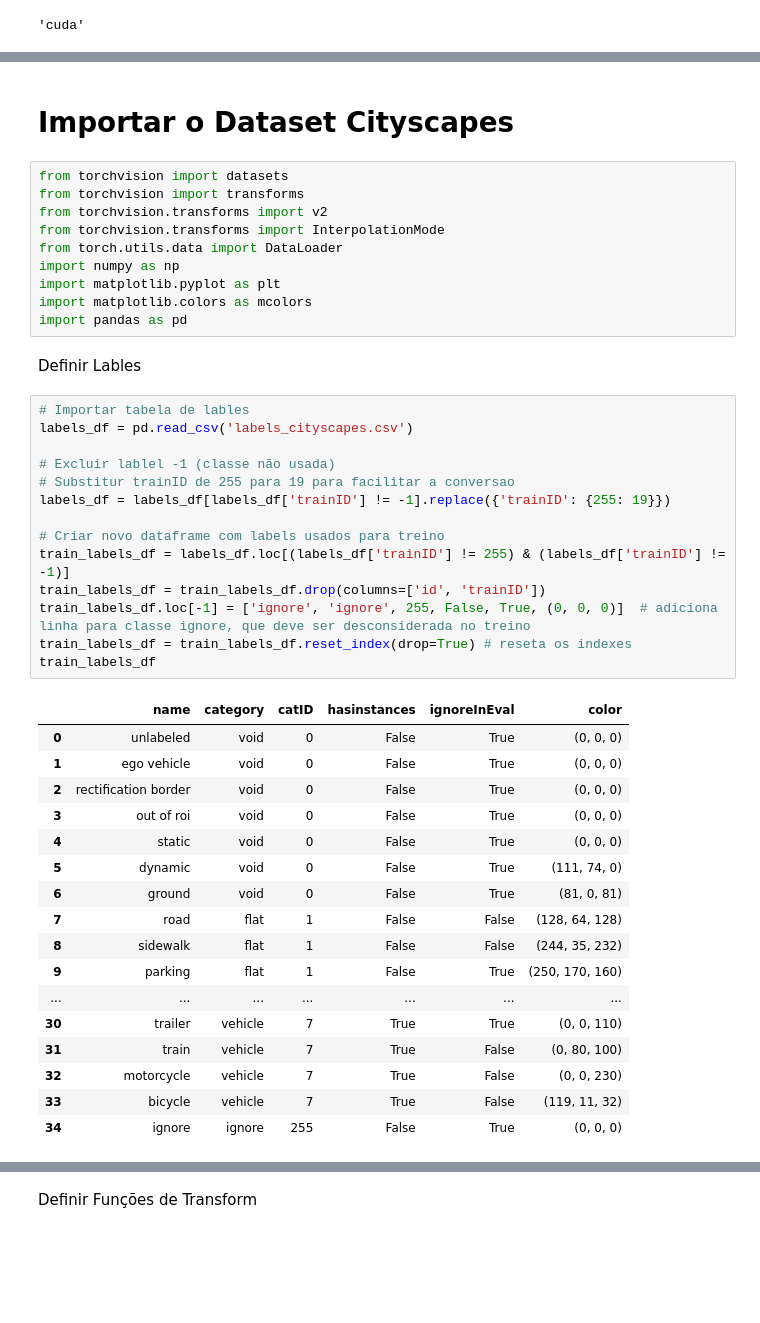
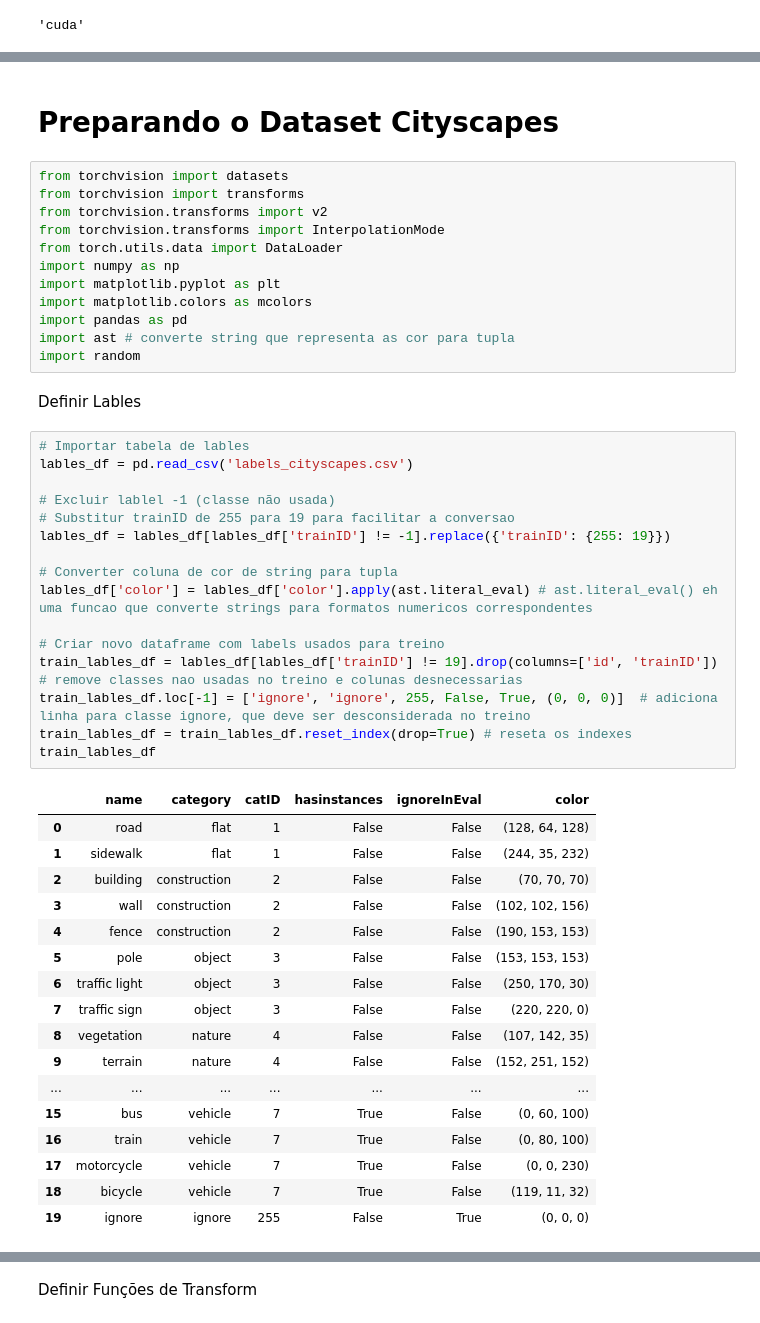
Before and after one commit to JoseFSilveira/linknet-studynotes, a Jupyter notebook: main.ipynb, the cells around one changed output, grey strips where cells are left out. Drawn from its saved outputs; the diff is of its cells as text; blank space fills up the shorter version.

Commit message:
Adicionando mais funcionalidades as funções de preparação dos dados

```diff
--- a/main.ipynb
+++ b/main.ipynb
@@ -21,6 +23,6 @@ DATA_PATH = '/home/jose-vitor/Documents/Cityscapes_Dataset'
 BATCH_SIZE = 64
 # %% [markdown]
-# Importar o Dataset Cityscapes
+# Preparando o Dataset Cityscapes
 # %%
 from torchvision import datasets
 from torchvision import transforms
@@ -31,39 +33,43 @@ import numpy as np
 import matplotlib.pyplot as plt
 import matplotlib.colors as mcolors
 import pandas as pd
+import ast # converte string que representa as cor para tupla
+import random
 # %% [markdown]
 Definir Lables
 # %%
 # Importar tabela de lables
-labels_df = pd.read_csv('labels_cityscapes.csv')
+lables_df = pd.read_csv('labels_cityscapes.csv')
 
 # Excluir lablel -1 (classe não usada)
 # Substitur trainID de 255 para 19 para facilitar a conversao
-labels_df = labels_df[labels_df['trainID'] != -1].replace({'trainID': {255: 19}})
+lables_df = lables_df[lables_df['trainID'] != -1].replace({'trainID': {255: 19}})
+
+# Converter coluna de cor de string para tupla
+lables_df['color'] = lables_df['color'].apply(ast.literal_eval) # ast.literal_eval() eh uma funcao que converte strings para formatos numericos correspondentes
 
 # Criar novo dataframe com labels usados para treino
-train_labels_df = labels_df.loc[(labels_df['trainID'] != 255) & (labels_df['trainID'] != -1)]
-train_labels_df = train_labels_df.drop(columns=['id', 'trainID'])
-train_labels_df.loc[-1] = ['ignore', 'ignore', 255, False, True, (0, 0, 0)]  # adiciona linha para classe ignore, que deve ser desconsiderada no treino
-train_labels_df = train_labels_df.reset_index(drop=True) # reseta os indexes
-train_labels_df
+train_lables_df = lables_df[lables_df['trainID'] != 19].drop(columns=['id', 'trainID']) # remove classes nao usadas no treino e colunas desnecessarias
+train_lables_df.loc[-1] = ['ignore', 'ignore', 255, False, True, (0, 0, 0)]  # adiciona linha para classe ignore, que deve ser desconsiderada no treino
+train_lables_df = train_lables_df.reset_index(drop=True) # reseta os indexes
+train_lables_df
 # %% [output]
 |  | name | category | catID | hasinstances | ignoreInEval | color |
-| 0 | unlabeled | void | 0 | False | True | (0, 0, 0) |
-| 1 | ego vehicle | void | 0 | False | True | (0, 0, 0) |
-| 2 | rectification border | void | 0 | False | True | (0, 0, 0) |
-| 3 | out of roi | void | 0 | False | True | (0, 0, 0) |
-| 4 | static | void | 0 | False | True | (0, 0, 0) |
-| 5 | dynamic | void | 0 | False | True | (111, 74, 0) |
-| 6 | ground | void | 0 | False | True | (81, 0, 81) |
-| 7 | road | flat | 1 | False | False | (128, 64, 128) |
-| 8 | sidewalk | flat | 1 | False | False | (244, 35, 232) |
-| 9 | parking | flat | 1 | False | True | (250, 170, 160) |
+| 0 | road | flat | 1 | False | False | (128, 64, 128) |
+| 1 | sidewalk | flat | 1 | False | False | (244, 35, 232) |
+| 2 | building | construction | 2 | False | False | (70, 70, 70) |
+| 3 | wall | construction | 2 | False | False | (102, 102, 156) |
+| 4 | fence | construction | 2 | False | False | (190, 153, 153) |
+| 5 | pole | object | 3 | False | False | (153, 153, 153) |
+| 6 | traffic light | object | 3 | False | False | (250, 170, 30) |
+| 7 | traffic sign | object | 3 | False | False | (220, 220, 0) |
+| 8 | vegetation | nature | 4 | False | False | (107, 142, 35) |
+| 9 | terrain | nature | 4 | False | False | (152, 251, 152) |
 | ... | ... | ... | ... | ... | ... | ... |
-| 30 | trailer | vehicle | 7 | True | True | (0, 0, 110) |
-| 31 | train | vehicle | 7 | True | False | (0, 80, 100) |
-| 32 | motorcycle | vehicle | 7 | True | False | (0, 0, 230) |
-| 33 | bicycle | vehicle | 7 | True | False | (119, 11, 32) |
-| 34 | ignore | ignore | 255 | False | True | (0, 0, 0) |
+| 15 | bus | vehicle | 7 | True | False | (0, 60, 100) |
+| 16 | train | vehicle | 7 | True | False | (0, 80, 100) |
+| 17 | motorcycle | vehicle | 7 | True | False | (0, 0, 230) |
+| 18 | bicycle | vehicle | 7 | True | False | (119, 11, 32) |
+| 19 | ignore | ignore | 255 | False | True | (0, 0, 0) |
 # %%
 # Definindo dicionario para conversao de ids para treino
```
Also changed, not shown: parts of 8 cells of this notebook.
